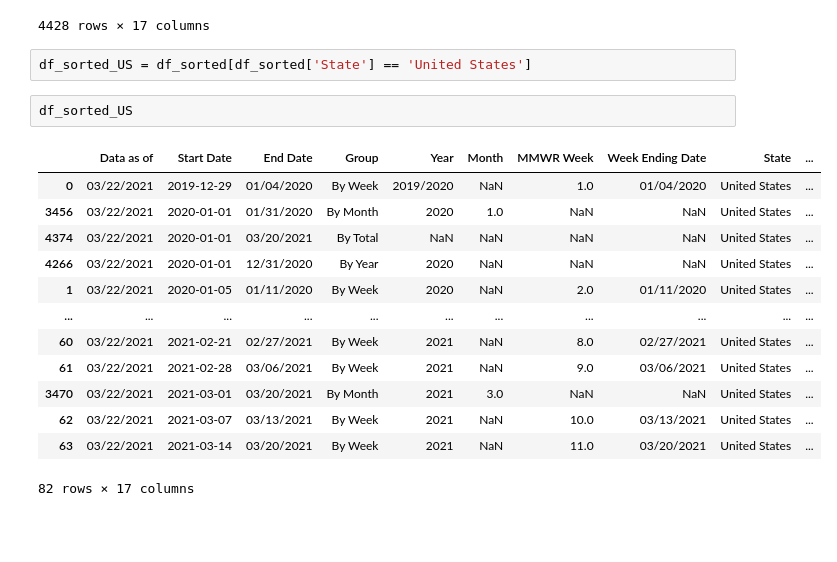
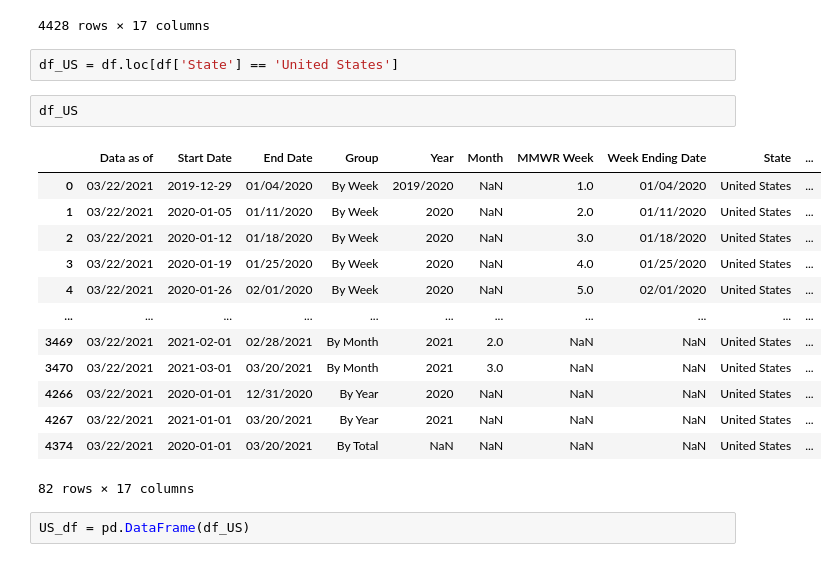
Before and after one commit to erickzli/IS597-COVID-Project, a Jupyter notebook: Kerstin's Folder/Clean Data- Provisional Death Counts by Week per State.ipynb, the cells around one changed output. Drawn from its saved outputs; the diff is of its cells as text; blank space fills up the shorter version.

Commit message:
Create US dataframe

```diff
--- a/Kerstin's Folder/Clean Data- Provisional Death Counts by Week per State.ipynb
+++ b/Kerstin's Folder/Clean Data- Provisional Death Counts by Week per State.ipynb
@@ -143,20 +143,22 @@ df_sorted
 | 511 | 03/22/2021 | 2021-03-14 | 03/20/2021 | By Week | 2021 | NaN | 11.0 | 03/20/2021 | Connecticut | ... |
 4428 rows × 17 columns
 # %%
-df_sorted_US = df_sorted[df_sorted['State'] == 'United States']
+df_US = df.loc[df['State'] == 'United States']
-# %%
-df_sorted_US
-# %% [output]
-|  | Data as of | Start Date | End Date | Group | Year | Month | MMWR Week | Week Ending Date | State | ... |
-| 0 | 03/22/2021 | 2019-12-29 | 01/04/2020 | By Week | 2019/2020 | NaN | 1.0 | 01/04/2020 | United States | ... |
-| 3456 | 03/22/2021 | 2020-01-01 | 01/31/2020 | By Month | 2020 | 1.0 | NaN | NaN | United States | ... |
-| 4374 | 03/22/2021 | 2020-01-01 | 03/20/2021 | By Total | NaN | NaN | NaN | NaN | United States | ... |
-| 4266 | 03/22/2021 | 2020-01-01 | 12/31/2020 | By Year | 2020 | NaN | NaN | NaN | United States | ... |
-| 1 | 03/22/2021 | 2020-01-05 | 01/11/2020 | By Week | 2020 | NaN | 2.0 | 01/11/2020 | United States | ... |
-| ... | ... | ... | ... | ... | ... | ... | ... | ... | ... | ... |
-| 60 | 03/22/2021 | 2021-02-21 | 02/27/2021 | By Week | 2021 | NaN | 8.0 | 02/27/2021 | United States | ... |
-| 61 | 03/22/2021 | 2021-02-28 | 03/06/2021 | By Week | 2021 | NaN | 9.0 | 03/06/2021 | United States | ... |
-| 3470 | 03/22/2021 | 2021-03-01 | 03/20/2021 | By Month | 2021 | 3.0 | NaN | NaN | United States | ... |
-| 62 | 03/22/2021 | 2021-03-07 | 03/13/2021 | By Week | 2021 | NaN | 10.0 | 03/13/2021 | United States | ... |
-| 63 | 03/22/2021 | 2021-03-14 | 03/20/2021 | By Week | 2021 | NaN | 11.0 | 03/20/2021 | United States | ... |
-82 rows × 17 columns
+# %%
+df_US
+# %% [output]
+|  | Data as of | Start Date | End Date | Group | Year | Month | MMWR Week | Week Ending Date | State | ... |
+| 0 | 03/22/2021 | 2019-12-29 | 01/04/2020 | By Week | 2019/2020 | NaN | 1.0 | 01/04/2020 | United States | ... |
+| 1 | 03/22/2021 | 2020-01-05 | 01/11/2020 | By Week | 2020 | NaN | 2.0 | 01/11/2020 | United States | ... |
+| 2 | 03/22/2021 | 2020-01-12 | 01/18/2020 | By Week | 2020 | NaN | 3.0 | 01/18/2020 | United States | ... |
+| 3 | 03/22/2021 | 2020-01-19 | 01/25/2020 | By Week | 2020 | NaN | 4.0 | 01/25/2020 | United States | ... |
+| 4 | 03/22/2021 | 2020-01-26 | 02/01/2020 | By Week | 2020 | NaN | 5.0 | 02/01/2020 | United States | ... |
+| ... | ... | ... | ... | ... | ... | ... | ... | ... | ... | ... |
+| 3469 | 03/22/2021 | 2021-02-01 | 02/28/2021 | By Month | 2021 | 2.0 | NaN | NaN | United States | ... |
+| 3470 | 03/22/2021 | 2021-03-01 | 03/20/2021 | By Month | 2021 | 3.0 | NaN | NaN | United States | ... |
+| 4266 | 03/22/2021 | 2020-01-01 | 12/31/2020 | By Year | 2020 | NaN | NaN | NaN | United States | ... |
+| 4267 | 03/22/2021 | 2021-01-01 | 03/20/2021 | By Year | 2021 | NaN | NaN | NaN | United States | ... |
+| 4374 | 03/22/2021 | 2020-01-01 | 03/20/2021 | By Total | NaN | NaN | NaN | NaN | United States | ... |
+82 rows × 17 columns
+# %%
+US_df = pd.DataFrame(df_US)
```
Also changed, not shown: parts of 2 cells of this notebook.
